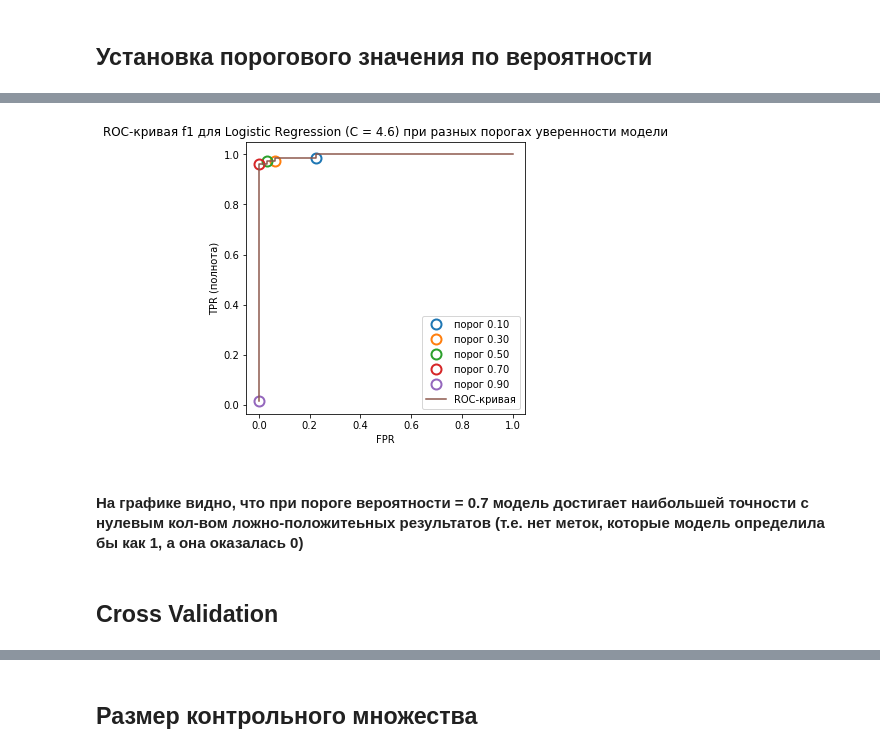
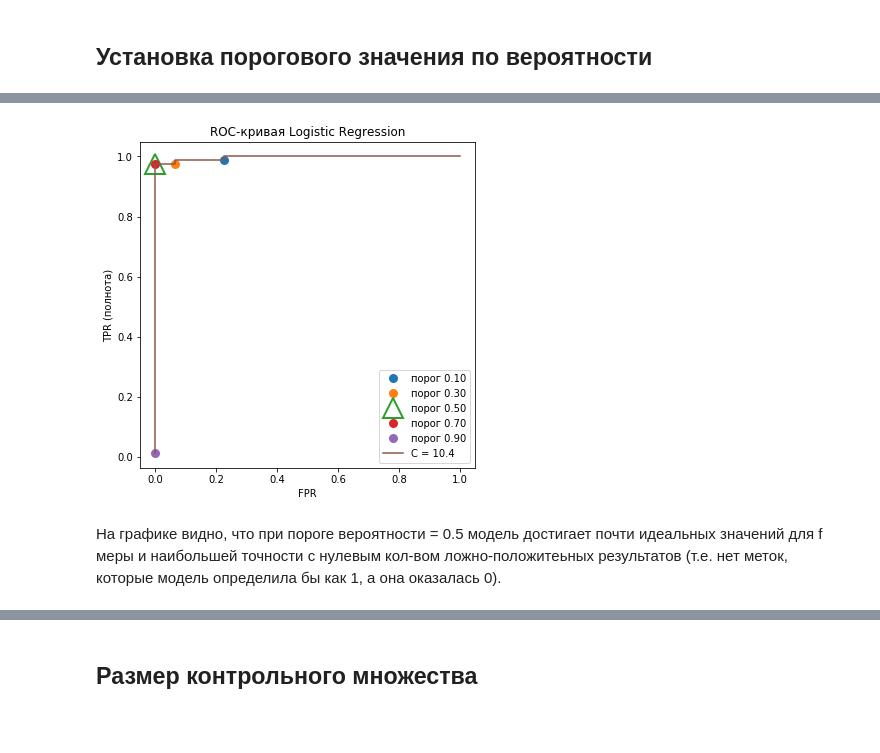
Before and after one commit to KarrieH/Breast_Can-er_training_ScikitLearn, a Jupyter notebook: log_reg_CancerData.ipynb, the cells around one changed output, grey strips where cells are left out. Drawn from its saved outputs; the diff is of its cells as text; code cells hidden in the pictures; blank space fills up the shorter version.

```diff
--- a/log_reg_CancerData.ipynb
+++ b/log_reg_CancerData.ipynb
@@ -207,0 +285,17 @@ C = 4.60 правильность = 0.9371 AUC = 0.992
+# %%
+for i in [0.00003, 0.001, 10.4]:
+    log_reg = LogisticRegression(C = i).fit(X_trainval,y_trainval)
+    accuracy = log_reg.score(X_test, y_test)
+    auc = roc_auc_score(y_test, log_reg.decision_function(X_test))
+    fpr, tpr, _ = roc_curve(y_test, log_reg.decision_function(X_test))
+    print("C = {} правильность = {:.2f} AUC = {:.2f}".format(i,accuracy, auc))
+    plt.plot(fpr, tpr,  label="ROC-кривая C = {}".format(i))
+
+plt.xlabel("FPR")
+plt.ylabel("TPR (полнота)")
+plt.xlim(-0.01, 1)
+plt.ylim(0, 1.02)
+plt.title('ROC-кривая для Logistic Regression (C = [0.00003,0.001, 10.4])')
+plt.legend()
+rcParams['figure.figsize'] = 7, 7
+plt.show()
@@ -319,26 +426,24 @@ rcParams['figure.figsize'] = 5, 5
 # %%
-from sklearn.metrics import roc_curve
+rcParams['figure.figsize'] = 6, 6
+log_reg = LogisticRegression(C = 10.04).fit(X_train,y_train)
 fpr, recall, tresholds = roc_curve(y_valid, log_reg.predict_proba(X_valid)[:,1])
-
 probability = np.arange(0.1,1,0.2)
-f_scores = []
-
-for i in probability:
-    close_point = np.argmin(np.abs(tresholds - i))
-    plt.plot(fpr[close_point], recall[close_point], 'o', markersize=10,
-             label="порог {:.2f}".format(i), fillstyle="none",mew=2)
-
-
-
-plt.plot(fpr, recall, label="ROC-кривая")
+for p in probability:
+    if round(p,1) == 0.5:
+        close_point = np.argmin(np.abs(tresholds - p))
+        plt.plot(fpr[close_point], recall[close_point], '^', markersize=20,
+                 label="порог {:.2f}".format(p),fillstyle="none",mew=2)
+    else:
+        close_point = np.argmin(np.abs(tresholds - p))
+        plt.plot(fpr[close_point], recall[close_point], 'o', markersize=7,
+                 label="порог {:.2f}".format(p), mew=2)
+plt.plot(fpr, recall, label= 'C = {}'.format(c))
 plt.xlabel("FPR")
 plt.ylabel("TPR (полнота)")
-plt.title('ROC-кривая для Logistic Regression (C = 4.6) при разных порогах уверенности модели')
+plt.title('ROC-кривая Logistic Regression')
 plt.legend(loc='best')
 plt.show()
 # %% [output]
-[figure, old version]
+[figure, new version]
 # %% [markdown]
-#### На графике видно, что при пороге вероятности = 0.7 модель достигает наибольшей точности с нулевым кол-вом ложно-положитеьных результатов (т.е. нет меток, которые модель определила бы как 1, а она оказалась 0)
+На графике видно, что при пороге вероятности = 0.5 модель достигает почти идеальных значений для f меры  и наибольшей точности с нулевым кол-вом ложно-положитеьных результатов (т.е. нет меток, которые модель определила бы как 1, а она оказалась 0).
-# %% [markdown]
-## Cross Validation
```
Also changed, not shown: parts of 78 cells of this notebook, 1 other file.
